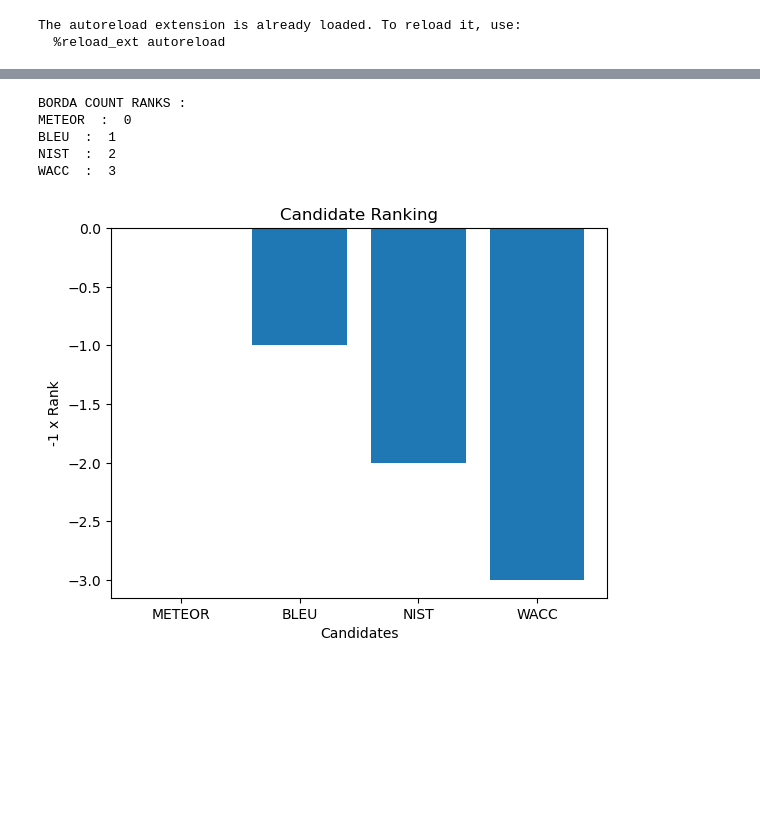
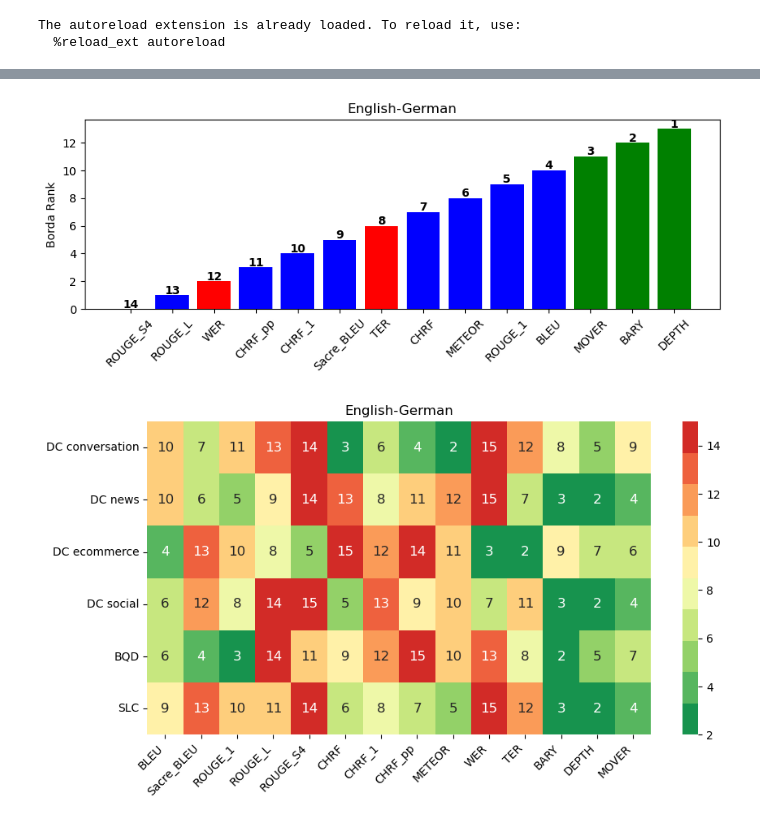
Before and after one commit to henriupton99/nlp-metrics-benchmark, a Jupyter notebook: test_criterions.ipynb, the cells around one changed output, grey strips where cells are left out. Cells and saved outputs as stored; diff of their text form; code cells hidden in the pictures; blank space fills up the shorter version.

```diff
--- a/test_criterions.ipynb
+++ b/test_criterions.ipynb
@@ -1,26 +1,13 @@
 # %% [markdown]
 # Test criterions for Benchmark
 # %%
-# FUNCTIONS / CLASSES :
 import sys
-from tqdm import tqdm
-import pandas as pd
-import numpy as np
-import matplotlib.pyplot as plt
 %load_ext autoreload
 %autoreload 2
 sys.path.append("./code")
 from metrics import *
-from criterions import compute_correlation, domain_coverage, bad_quality_detection, Borda_count
+from criterions import plot_borda_ranks
 
-## DICTIONNAIRE DES COUPLES DE TRADUCTIONS :
-sl_tls = {
-    "ende" : "English-German",
-    "enru" : "English-Russian",
-    "zhen" : "Chinese-English"
-}
-
-# Fast metrics :
 metrics = { "ngram_based" :[BLEU,
            Sacre_BLEU,
            ROUGE_1,
@@ -31,12 +18,12 @@ metrics = { "ngram_based" :[BLEU,
            CHRF_pp,
            METEOR],
 
-           "edit_based": [WER, TER]}
+           "edit_based": [WER, TER],
 
-# Energivore metrics :
-metrics_embd =[BARY,
+           "embedding_based" : [BARY,
             DEPTH,
             MOVER]
+}
 # %% [output]
 The autoreload extension is already loaded. To reload it, use:
   %reload_ext autoreload
@@ -184,29 +30,18 @@ BORDA COUNT RANKS :
-# %%
-data = pd.read_csv("./data/metrics_scores.csv")
-L = len(data.domain.unique())
-N = len(metrics)
-ranks = np.empty((L, N))
-
-for l in range(L):
-    criterion_scores = []
-    criterion_domain = data.domain.unique()[l]
-    for n in range(N):
-        candidate_metric = str(metrics[n].__name__)
-        score = domain_coverage(
-                    data = data,
-                    candidate_metric = candidate_metric,
-                    correlation_type = "spearman",
-                    domain = criterion_domain
-                )
-        criterion_scores.append(-1*score)
-
-    ranks[l,:] = np.argsort(criterion_scores)
-
-borda_count_ranks = Borda_count(ranks)
-# %% [output]
-BORDA COUNT RANKS :
-METEOR  :  0
-BLEU  :  1
-NIST  :  2
-WACC  :  3
-[figure, removed]
+# %%
+sl_tl = "ende"
+plot_borda_ranks(
+    sl_tl = sl_tl,
+    metrics = metrics,
+    path = "./figures/rank_metrics_" + sl_tl + ".png"
+)
+# %% [output]
+[figure, added]
+# %%
+sl_tl = "ende"
+plot_rank_per_citerion(
+    sl_tl = sl_tl,
+    metrics = metrics,
+    path = "./figures/rank_per_criterion_"+ sl_tl + ".png"
+)
+# %% [output]
+[figure, added]
```
Also changed, not shown: parts of 6 cells of this notebook, 38 other files.
